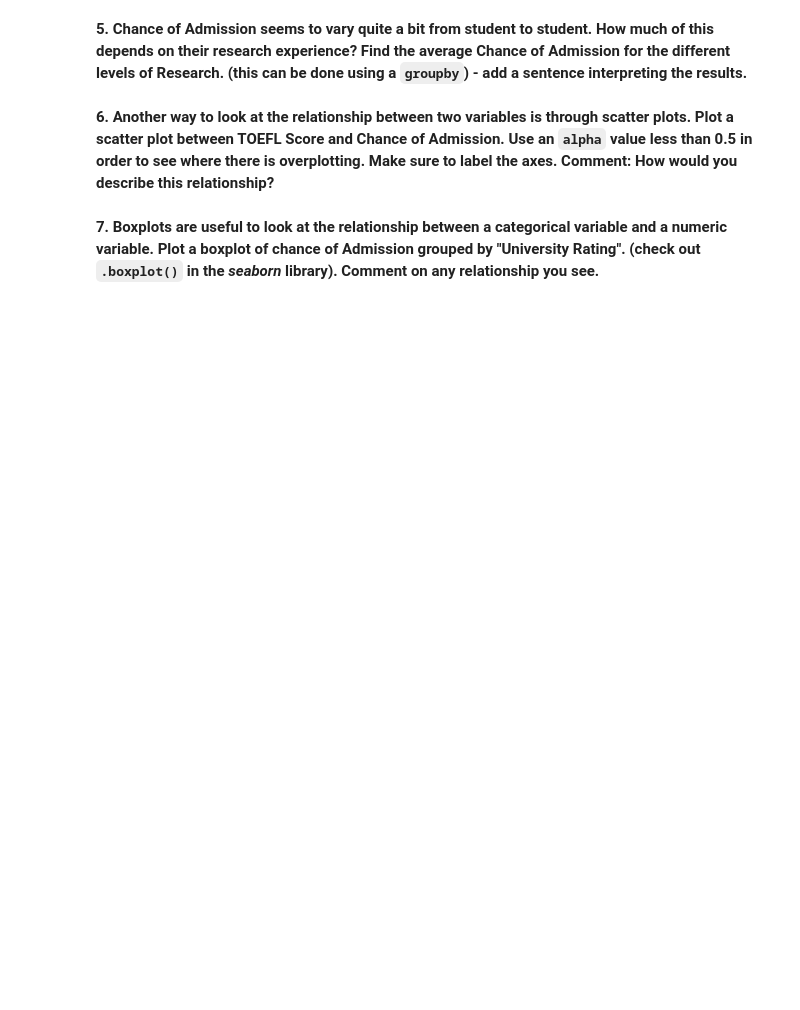
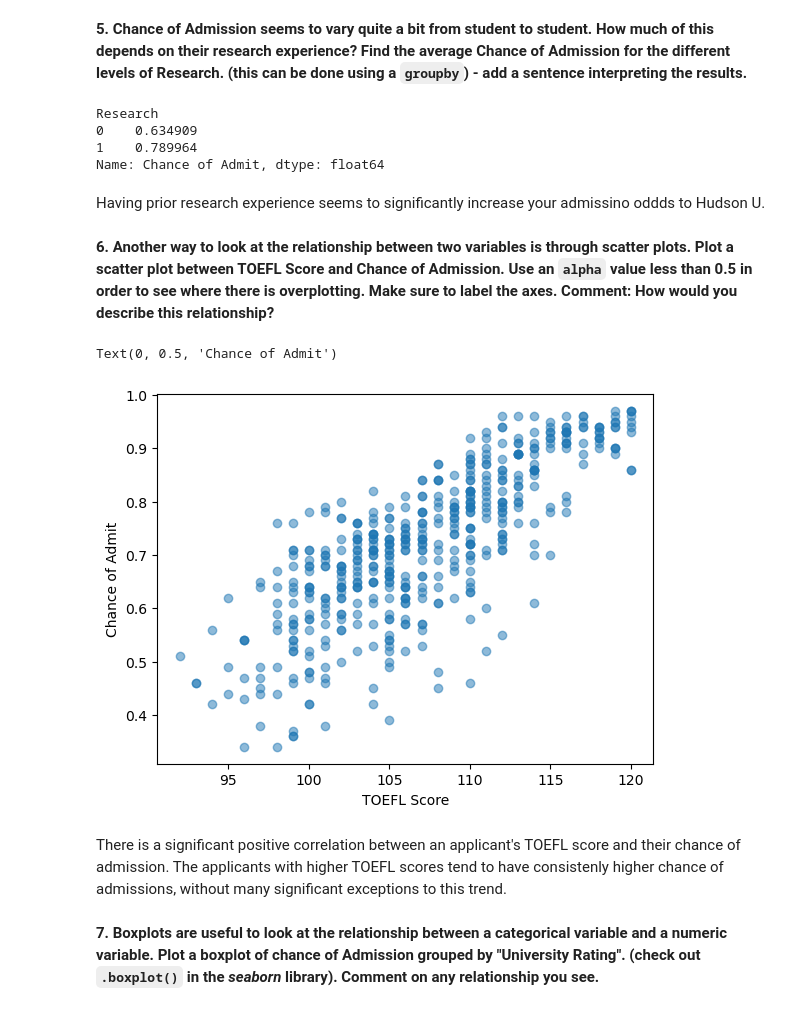
Before and after one commit to chrismji/Datasci-and-Ai-in-Bus, a Jupyter notebook: hw2.ipynb, the cells around one changed output. Drawn from its saved outputs; the diff is of its cells as text; code cells hidden in the pictures; blank space fills up the shorter version.

```diff
--- a/hw2.ipynb
+++ b/hw2.ipynb
@@ -59,6 +107,24 @@ admissions=pd.read_csv(NAME_OF_YOUR_FILE)
 # %% [markdown]
 **5. Chance of Admission seems to vary quite a bit from student to student. How much of this depends on their research experience? Find the average Chance of Admission for the different levels of Research. (this can be done using a `groupby`) - add a sentence interpreting the results.**
+# %%
+df.groupby(['Research'])['Chance of Admit'].mean()
+# %% [output]
+Research
+0    0.634909
+1    0.789964
+Name: Chance of Admit, dtype: float64
+# %% [markdown]
+Having prior research experience seems to significantly increase your admissino oddds to Hudson U.
 # %% [markdown]
 **6. Another way to look at the relationship between two variables is through scatter plots. Plot a scatter plot between TOEFL Score and Chance of Admission.  Use an `alpha` value less than 0.5 in order to see where there is overplotting.   Make sure to label the axes. Comment:  How would you describe this relationship?**
+# %%
+plt.scatter(data=df, x='TOEFL Score', y='Chance of Admit', alpha=0.5)
+plt.xlabel('TOEFL Score')
+plt.ylabel('Chance of Admit')
+# %% [output]
+Text(0, 0.5, 'Chance of Admit')
+[figure, added]
+# %% [markdown]
+There is a significant positive correlation between an applicant's TOEFL score and their chance of admission. The applicants with higher TOEFL scores tend to have consistenly higher chance of admissions, without many significant exceptions to this trend.
 # %% [markdown]
 **7. Boxplots are useful to look at the relationship between a categorical variable and a numeric variable. Plot a boxplot of chance of Admission grouped by "University Rating". (check out `.boxplot()` in the *seaborn* library).  Comment on any relationship you see.**
```
Also changed, not shown: parts of 8 cells of this notebook.
